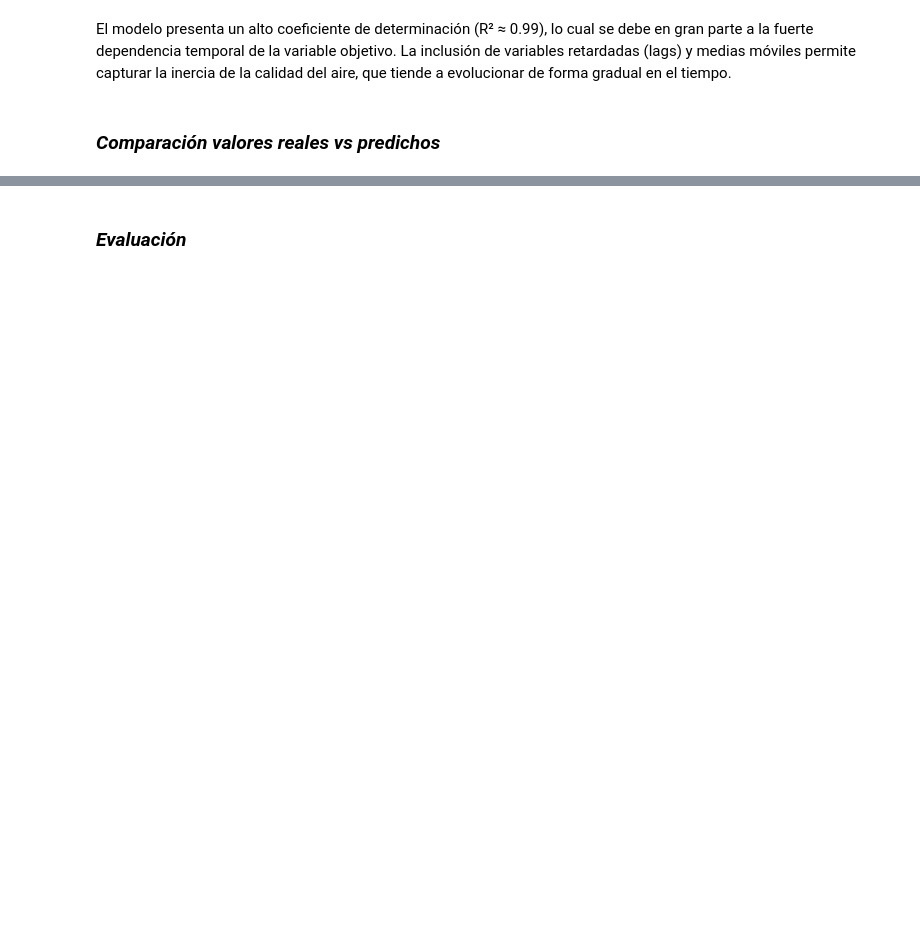
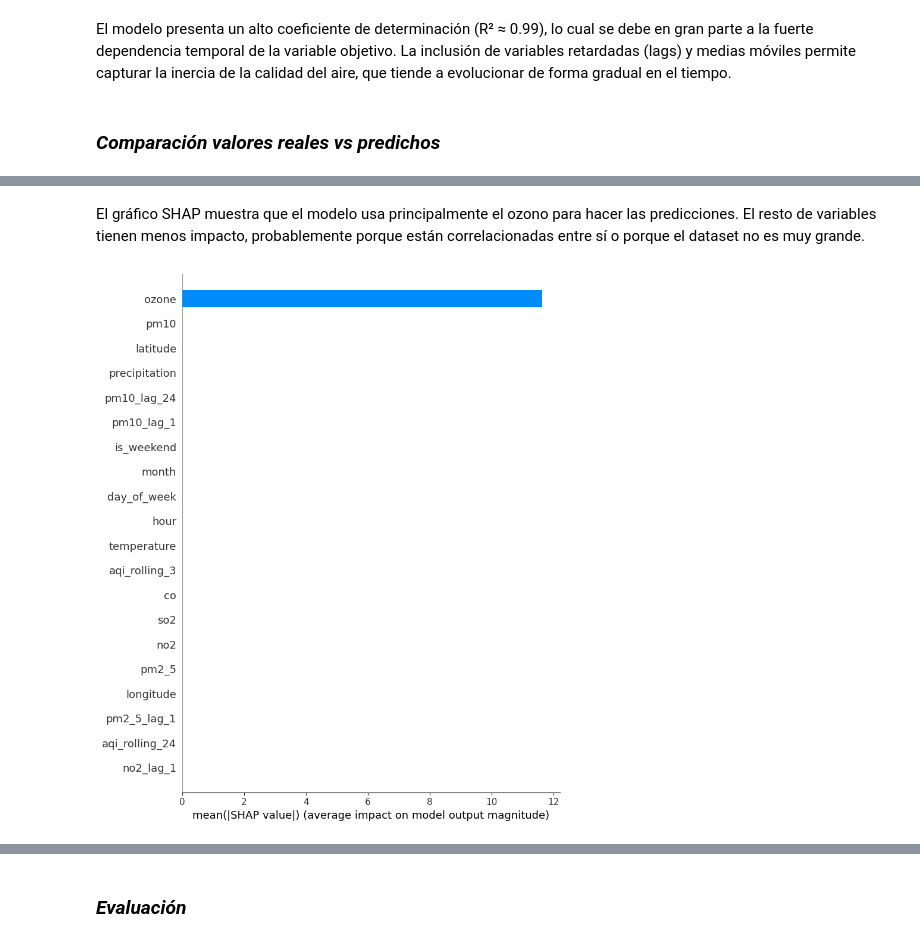
Before and after one commit to GuillenteN/Air-Quality-AI-Predictor, a Jupyter notebook: notebooks/proyecto.ipynb, the cells around one changed output, grey strips where cells are left out. Drawn from its saved outputs; the diff is of its cells as text; code cells hidden in the pictures; blank space fills up the shorter version.

```diff
--- a/notebooks/proyecto.ipynb
+++ b/notebooks/proyecto.ipynb
@@ -763,0 +597,11 @@ y_pred = model.predict(X_test)
+# %% [markdown]
+El gráfico SHAP muestra que el modelo usa principalmente el ozono para hacer las predicciones. El resto de variables tienen menos impacto, probablemente porque están correlacionadas entre sí o porque el dataset no es muy grande.
+# %%
+explainer = shap.TreeExplainer(model)
+
+X_test_df = X_test.copy()
+shap_values = explainer.shap_values(X_test_df)
+
+shap.summary_plot(shap_values, X_test, plot_type="bar")
+# %% [output]
+[figure, added]
```
Also changed, not shown: parts of 133 cells of this notebook, 11 other files.
